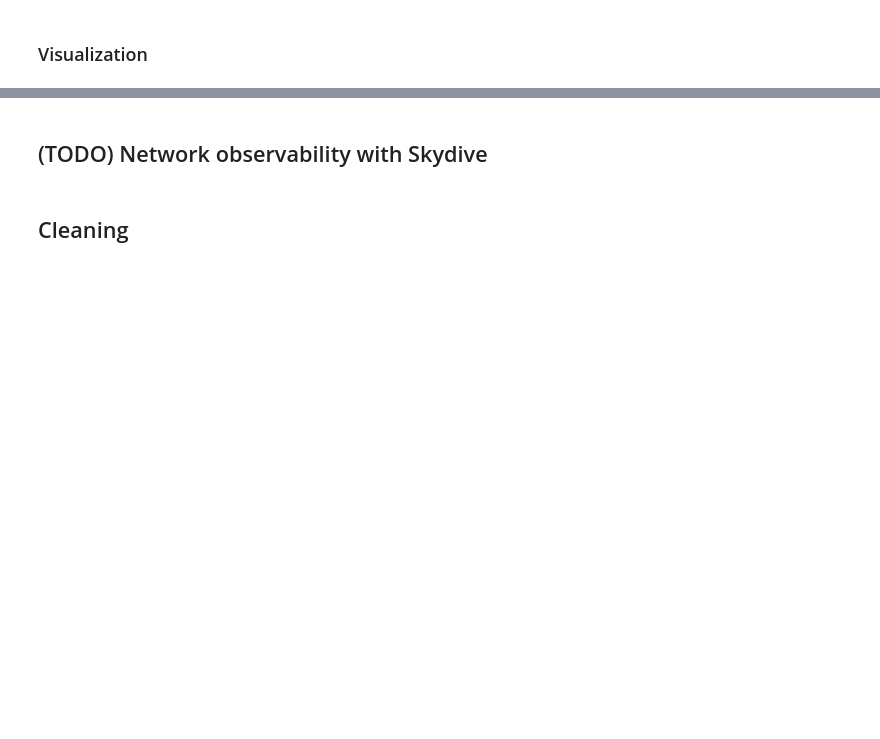
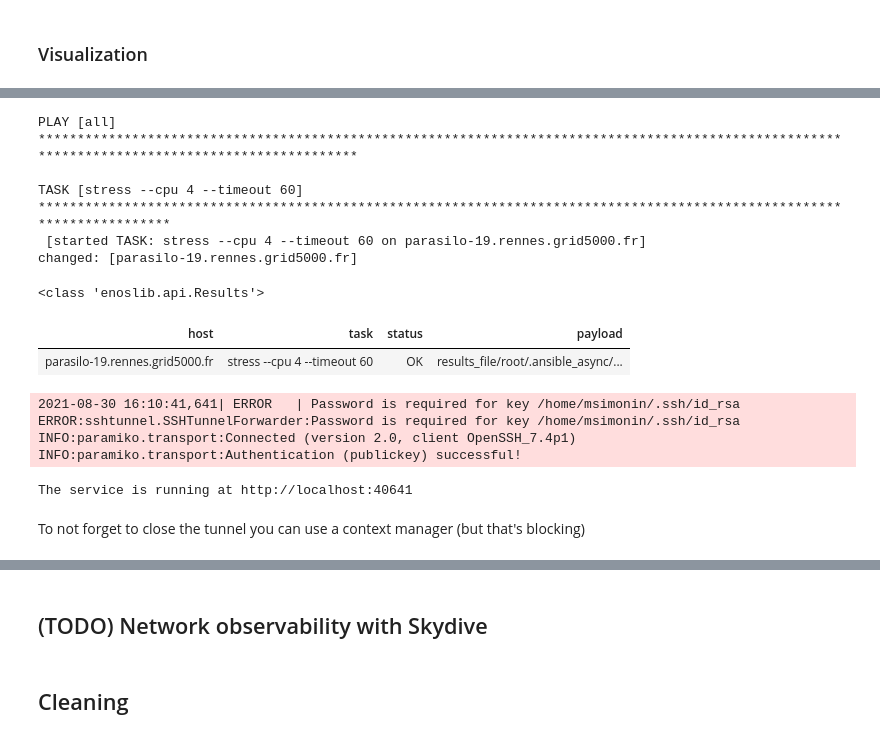
Before and after one commit to BeyondTheClouds/enoslib, a Jupyter notebook: docs/jupyter/02_observability.ipynb, the cells around one changed output, grey strips where cells are left out. Cells and saved outputs as stored; diff of their text form; code cells hidden in the pictures; blank space fills up the shorter version.

```diff
--- a/docs/jupyter/02_observability.ipynb
+++ b/docs/jupyter/02_observability.ipynb
@@ -321,0 +342,22 @@ parasilo-15.rennes.grid5000.fr any
+# %%
+en.run_command("stress --cpu 4 --timeout 60", roles=roles["agent"], background=True)
+# %% [output]
+PLAY [all] ************************************************************************************************************************************************
+
+TASK [stress --cpu 4 --timeout 60] ************************************************************************************************************************
+ [started TASK: stress --cpu 4 --timeout 60 on parasilo-19.rennes.grid5000.fr]
+changed: [parasilo-19.rennes.grid5000.fr]
+<class 'enoslib.api.Results'>
+| host | task | status | payload |
+| parasilo-19.rennes.grid5000.fr | stress --cpu 4 --timeout 60 | OK | results_file/root/.ansible_async/... |
+# %%
+# create a tunnel to the service running inside g5k
+tunnel = en.G5kTunnel(address=monitoring.ui.address, port=3000)
+local_address, local_port, _ = tunnel.start()
+print(f"The service is running at http://localhost:{local_port}")
+# %% [output]
+2021-08-30 16:10:41,641| ERROR   | Password is required for key /home/msimonin/.ssh/id_rsa
+ERROR:sshtunnel.SSHTunnelForwarder:Password is required for key /home/msimonin/.ssh/id_rsa
+INFO:paramiko.transport:Connected (version 2.0, client OpenSSH_7.4p1)
+INFO:paramiko.transport:Authentication (publickey) successful!
+The service is running at http://localhost:40641
@@ -321,0 +367,2 @@ parasilo-15.rennes.grid5000.fr any
+# %% [markdown]
+To not forget to close the tunnel you can use a context manager (but that's blocking)
```
Also changed, not shown: parts of 12 cells of this notebook, 3 other files.
